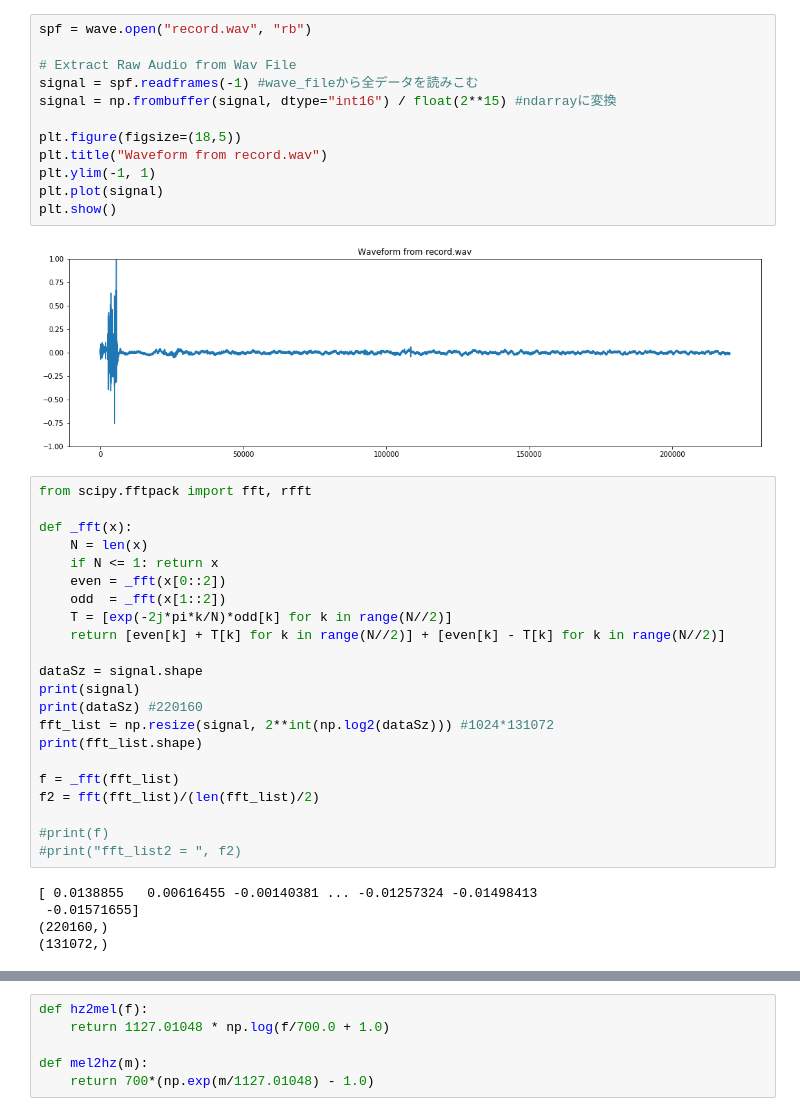
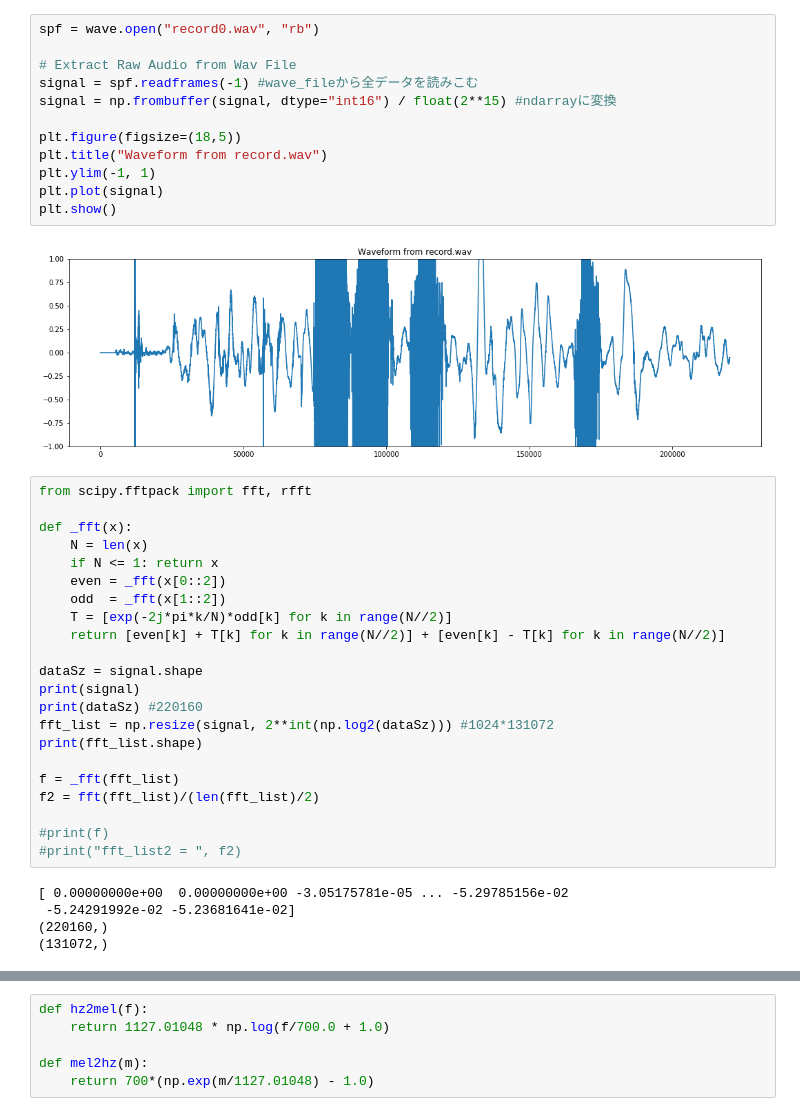
Before and after one commit to rem-s/Duck, a Jupyter notebook: record_py.ipynb, the cells around one changed output, grey strips where cells are left out. Drawn from its saved outputs; the diff is of its cells as text.

Commit message:
sequensive_record

```diff
--- a/record_py.ipynb
+++ b/record_py.ipynb
@@ -97,17 +112,17 @@ finished recording
 # %%
-spf = wave.open("record.wav", "rb")
+spf = wave.open("record0.wav", "rb")
 
 # Extract Raw Audio from Wav File
 signal = spf.readframes(-1) #wave_fileから全データを読みこむ
 signal = np.frombuffer(signal, dtype="int16") / float(2**15) #ndarrayに変換
 
 plt.figure(figsize=(18,5))
 plt.title("Waveform from record.wav")
 plt.ylim(-1, 1)
 plt.plot(signal)
 plt.show()
 # %% [output]
-[figure, old version]
+[figure, new version]
 # %%
 from scipy.fftpack import fft, rfft
 
@@ -131,8 +146,8 @@ f2 = fft(fft_list)/(len(fft_list)/2)
 #print(f)
 #print("fft_list2 = ", f2)
 # %% [output]
-[ 0.0138855   0.00616455 -0.00140381 ... -0.01257324 -0.01498413
- -0.01571655]
+[ 0.00000000e+00  0.00000000e+00 -3.05175781e-05 ... -5.29785156e-02
+ -5.24291992e-02 -5.23681641e-02]
 (220160,)
 (131072,)
 # %%
```
Also changed, not shown: parts of 9 cells of this notebook.
